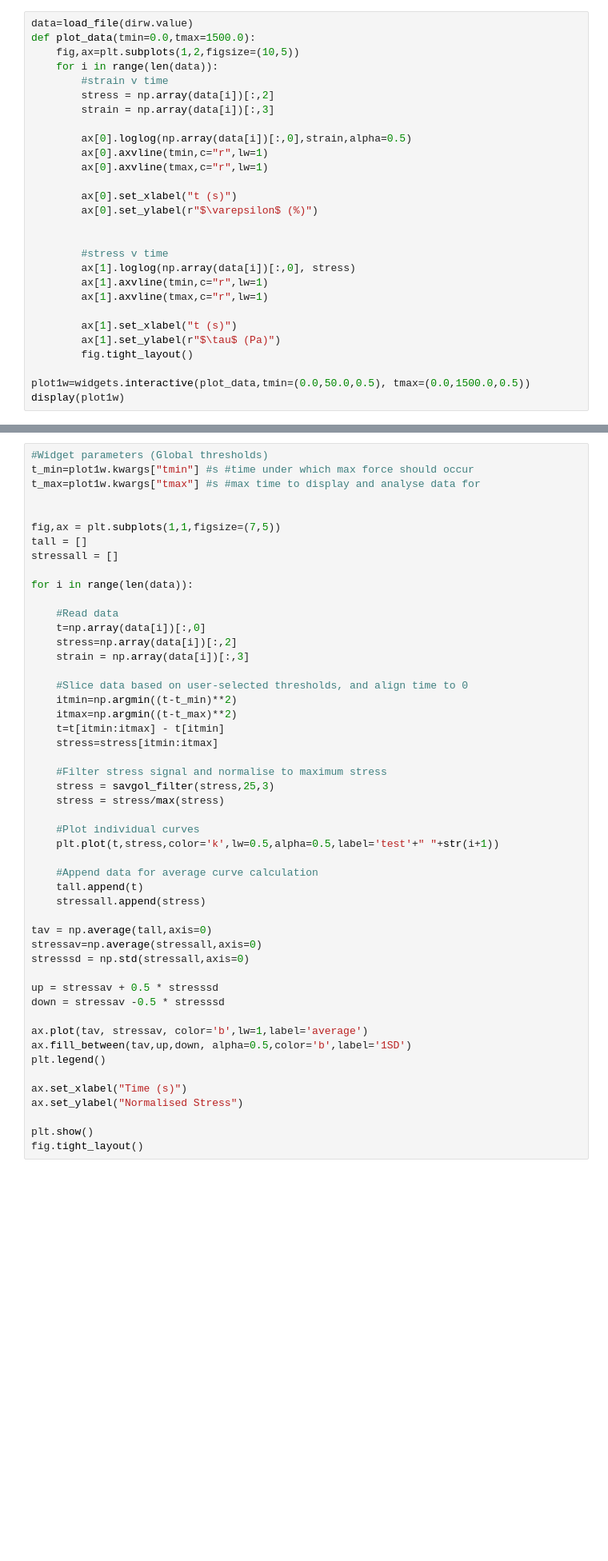
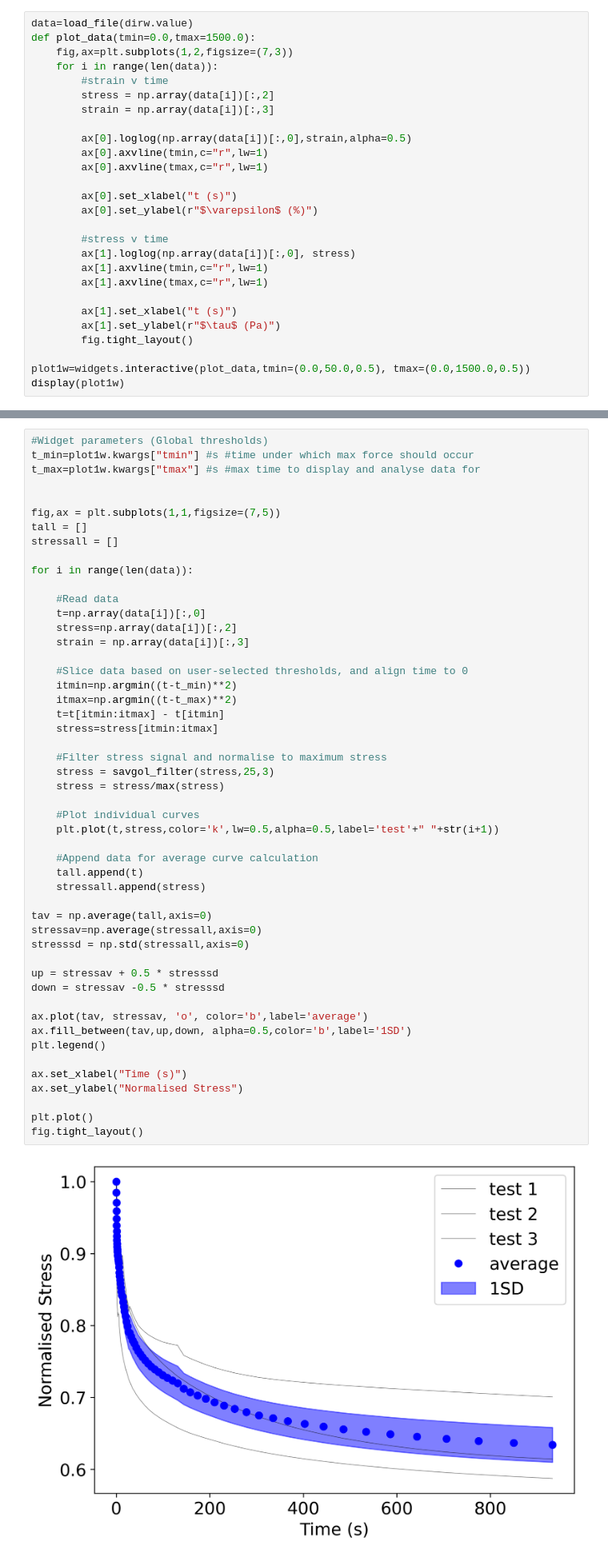
Before and after one commit to GiuseppeCiccone96/stressrelaxbulkrheo, a Jupyter notebook: main.ipynb, the cells around one changed output, grey strips where cells are left out. Shown at 80% size. Cells and saved outputs as stored; diff of their text form; blank space fills up the shorter version.

```diff
--- a/main.ipynb
+++ b/main.ipynb
@@ -153,7 +173,7 @@ Select the time window for plotting the data
 # %%
 data=load_file(dirw.value)
 def plot_data(tmin=0.0,tmax=1500.0):
-    fig,ax=plt.subplots(1,2,figsize=(10,5))
+    fig,ax=plt.subplots(1,2,figsize=(7,3))
     for i in range(len(data)):
         #strain v time
         stress = np.array(data[i])[:,2]
@@ -166,7 +186,6 @@ def plot_data(tmin=0.0,tmax=1500.0):
         ax[0].set_xlabel("t (s)")
         ax[0].set_ylabel(r"$\varepsilon$ (%)")
 
-
         #stress v time
         ax[1].loglog(np.array(data[i])[:,0], stress)
         ax[1].axvline(tmin,c="r",lw=1)
@@ -201,32 +222,34 @@ for i in range(len(data)):
     itmin=np.argmin((t-t_min)**2)
     itmax=np.argmin((t-t_max)**2)
     t=t[itmin:itmax] - t[itmin]
     stress=stress[itmin:itmax]
 
     #Filter stress signal and normalise to maximum stress
     stress = savgol_filter(stress,25,3)
     stress = stress/max(stress)
 
     #Plot individual curves
     plt.plot(t,stress,color='k',lw=0.5,alpha=0.5,label='test'+" "+str(i+1))
 
     #Append data for average curve calculation
     tall.append(t)
     stressall.append(stress)
 
 tav = np.average(tall,axis=0)
 stressav=np.average(stressall,axis=0)
 stresssd = np.std(stressall,axis=0)
 
 up = stressav + 0.5 * stresssd
 down = stressav -0.5 * stresssd
 
-ax.plot(tav, stressav, color='b',lw=1,label='average')
+ax.plot(tav, stressav, 'o', color='b',label='average')
 ax.fill_between(tav,up,down, alpha=0.5,color='b',label='1SD')
 plt.legend()
 
 ax.set_xlabel("Time (s)")
 ax.set_ylabel("Normalised Stress")
 
-plt.show()
+plt.plot()
 fig.tight_layout()
+# %% [output]
+[figure, added]
```
Also changed, not shown: parts of 6 cells of this notebook.
